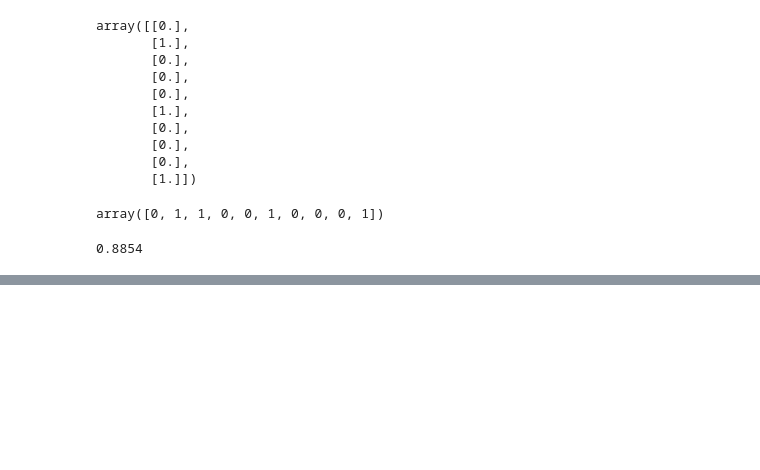
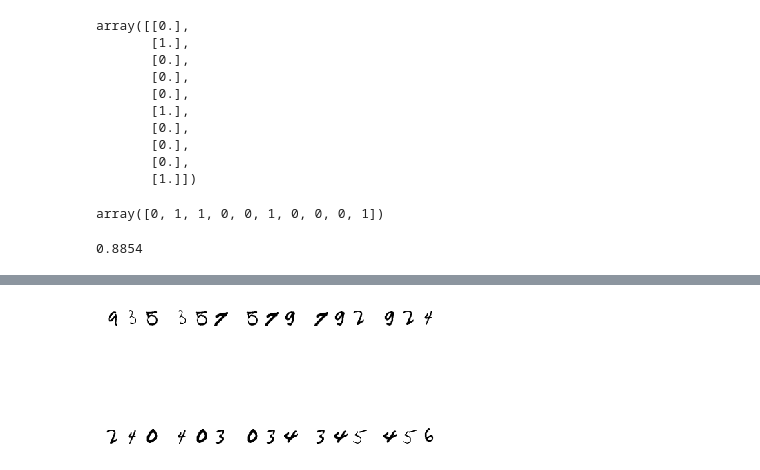
Before and after one commit to Lpshkn/MachineLearningPractice, a Jupyter notebook: Neural Network.ipynb, the cells around one changed output, grey strips where cells are left out. Cells and saved outputs as stored; diff of their text form; code cells hidden in the pictures; blank space fills up the shorter version.

```diff
--- a/Neural Network.ipynb
+++ b/Neural Network.ipynb
@@ -631,0 +694,6 @@ accuracy_score(y_test_even[:5000], y_pred)
+# %%
+X3_test, y3_test = make_dataset(X_test, y_test, 5000)
+# %%
+draw_image(X3_test[:10])
+# %% [output]
+[figure, added]
```
Also changed, not shown: parts of 13 cells of this notebook.
